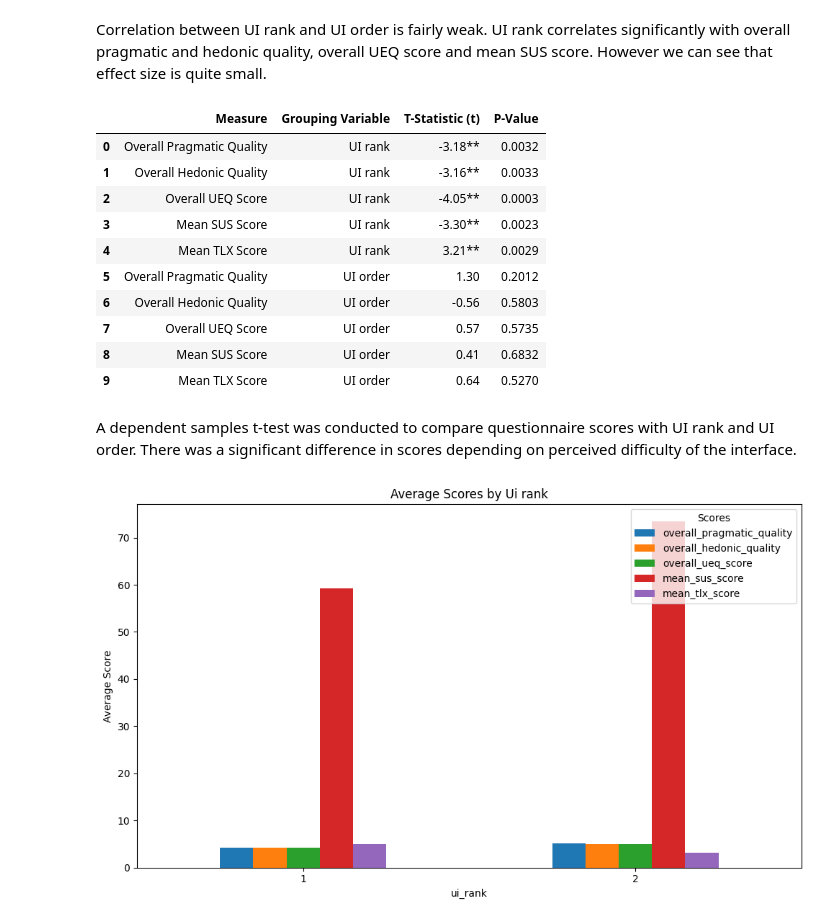
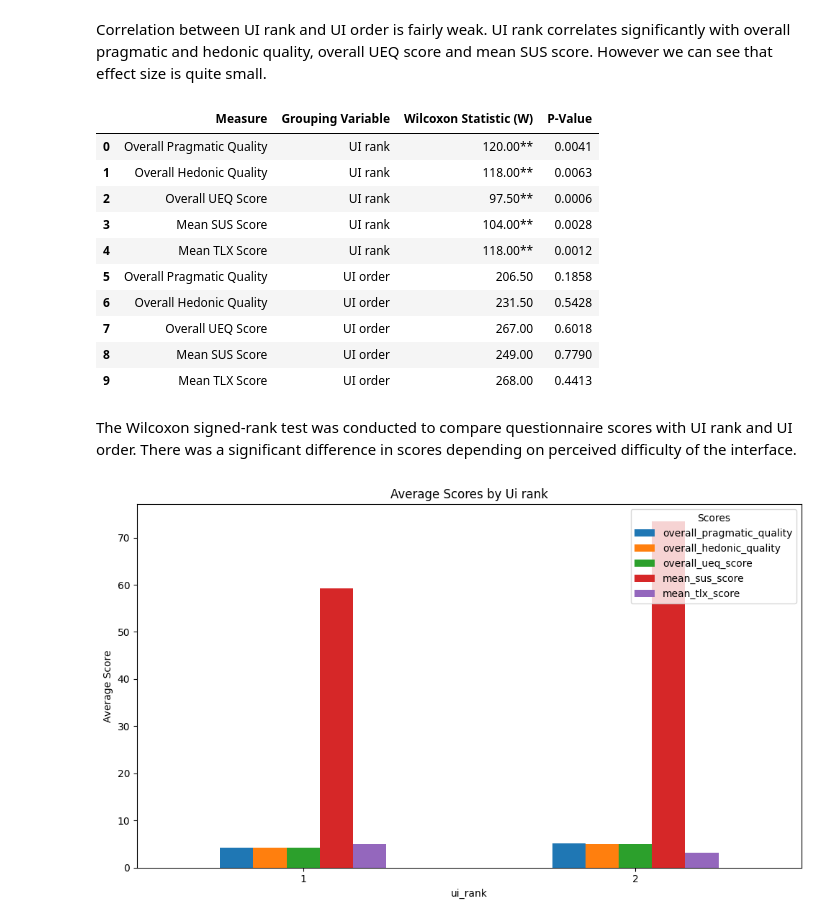
Before and after one commit to ggril/master_thesis, a Jupyter notebook: final_report.ipynb, the cells around one changed output. Drawn from its saved outputs; the diff is of its cells as text; code cells hidden in the pictures.

Commit message:
corrected for non-parametric tests

```diff
--- a/final_report.ipynb
+++ b/final_report.ipynb
@@ -198,5 +212,5 @@ Cohen's d by UI Order: 1 means it was presented first, 2 means it was presented
 # %% [markdown]
 Effect size is neglible for all independent variables but shows moderate effect in UI rank; interface perceived as harder scores lower on all questionnaires and subquestionnaires (UEQ, SUS) but higher on TLX, suggesting user experience is worse while perceived load is higher in interface subjectively perceived as harder.
 # %%
-correlations, ttests =analyst.correlations_and_ttests(full_data)
+correlations, wilcox =analyst.correlations_and_wilcox(full_data)
 # %% [markdown]
@@ -207,7 +221,7 @@ We did an exploraty data analysis by correlating different variables. We were in
 
 For correlating UI order and UI rank, phi coefficient was used. For correlating UI order and UI rank with questionnaire scores, point biserial was used
 # %%
-corr_table, ttest_table =analyst.present_findings(correlations, ttests)
+corr_table, wilcox_table =analyst.present_findings(correlations, wilcox)
 corr_table
 # %% [output]
 |  | Relationship | Correlation (r) | P-Value |
@@ -224,22 +238,22 @@ corr_table
 | 10 | UI order ↔ Mean TLX Score | -0.07 | 0.5488 |
 # %% [markdown]
 Correlation between UI rank and UI order is fairly weak. UI rank correlates significantly with overall pragmatic and hedonic quality, overall UEQ score and mean SUS score. However we can see that effect size is quite small.
-# %%
-ttest_table
-# %% [output]
-|  | Measure | Grouping Variable | T-Statistic (t) | P-Value |
-| 0 | Overall Pragmatic Quality | UI rank | -3.18** | 0.0032 |
-| 1 | Overall Hedonic Quality | UI rank | -3.16** | 0.0033 |
-| 2 | Overall UEQ Score | UI rank | -4.05** | 0.0003 |
-| 3 | Mean SUS Score | UI rank | -3.30** | 0.0023 |
-| 4 | Mean TLX Score | UI rank | 3.21** | 0.0029 |
-| 5 | Overall Pragmatic Quality | UI order | 1.30 | 0.2012 |
-| 6 | Overall Hedonic Quality | UI order | -0.56 | 0.5803 |
-| 7 | Overall UEQ Score | UI order | 0.57 | 0.5735 |
-| 8 | Mean SUS Score | UI order | 0.41 | 0.6832 |
-| 9 | Mean TLX Score | UI order | 0.64 | 0.5270 |
+# %%
+wilcox_table
+# %% [output]
+|  | Measure | Grouping Variable | Wilcoxon Statistic (W) | P-Value |
+| 0 | Overall Pragmatic Quality | UI rank | 120.00** | 0.0041 |
+| 1 | Overall Hedonic Quality | UI rank | 118.00** | 0.0063 |
+| 2 | Overall UEQ Score | UI rank | 97.50** | 0.0006 |
+| 3 | Mean SUS Score | UI rank | 104.00** | 0.0028 |
+| 4 | Mean TLX Score | UI rank | 118.00** | 0.0012 |
+| 5 | Overall Pragmatic Quality | UI order | 206.50 | 0.1858 |
+| 6 | Overall Hedonic Quality | UI order | 231.50 | 0.5428 |
+| 7 | Overall UEQ Score | UI order | 267.00 | 0.6018 |
+| 8 | Mean SUS Score | UI order | 249.00 | 0.7790 |
+| 9 | Mean TLX Score | UI order | 268.00 | 0.4413 |
 # %% [markdown]
-A dependent samples t-test was conducted to compare questionnaire scores with UI rank and UI order. There was a significant difference in scores depending on perceived difficulty of the interface.
+The Wilcoxon signed-rank test was conducted to compare questionnaire scores with UI rank and UI order. There was a significant difference in scores depending on perceived difficulty of the interface.
 # %%
 analyst.visualize_scores_by(full_data, 'UI rank')
 # %% [output]
```
Also changed, not shown: parts of 13 cells of this notebook, 1 other file.
